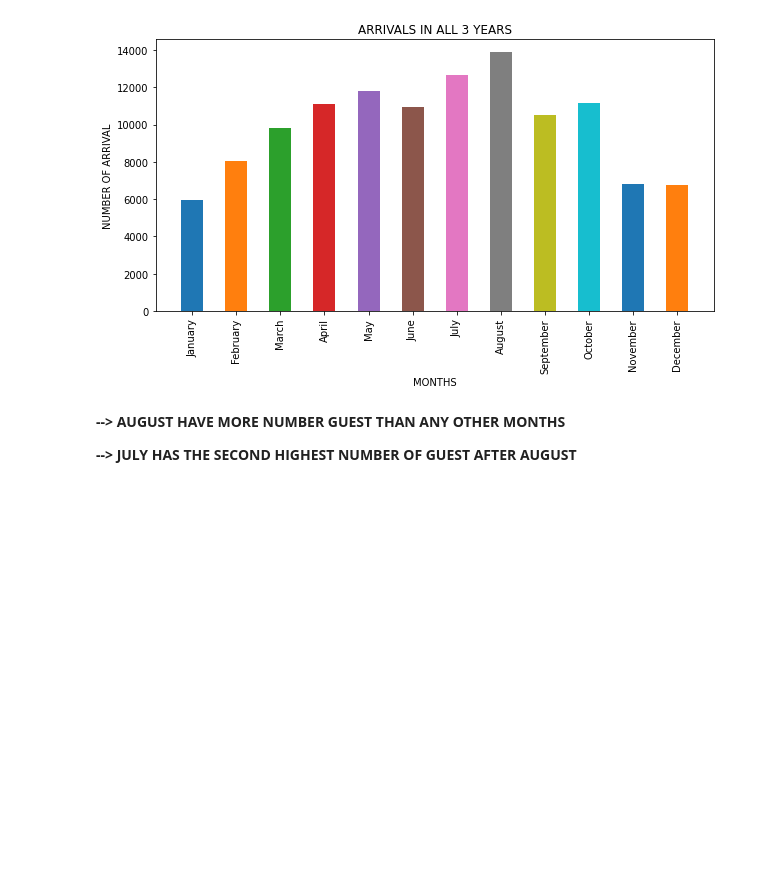
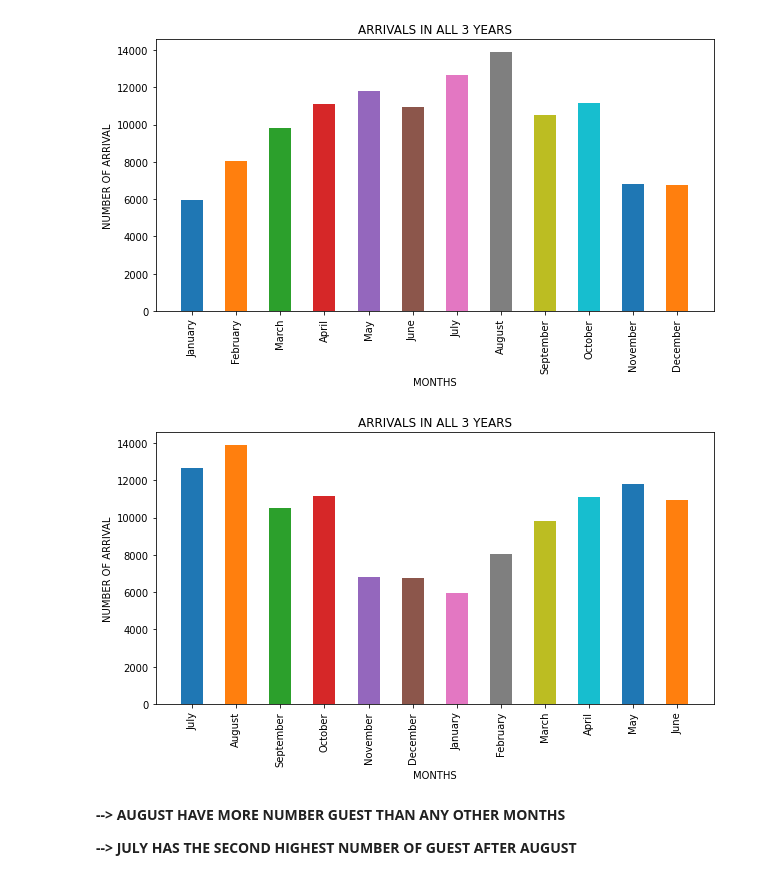
Before and after one commit to Devkhiran/EDA-Hotel-Booking, a Jupyter notebook: Dev_Hotel_Booking_Analysis_Capstone_Project.ipynb, the cells around one changed output. Cells and saved outputs as stored; diff of their text form; code cells hidden in the pictures; blank space fills up the shorter version.

```diff
--- a/Dev_Hotel_Booking_Analysis_Capstone_Project.ipynb
+++ b/Dev_Hotel_Booking_Analysis_Capstone_Project.ipynb
@@ -374,6 +364,24 @@ plt.title("ARRIVALS IN ALL 3 YEARS")
 plt.show()
 # %% [output]
 [figure]
+# %%
+z = list(hbdf["arrival_date_month"].unique())
+y = []
+
+for i in z:
+  y.append(hbdf[hbdf.arrival_date_month == i]["arrival_date_month"].count())
+
+
+plt.figure(figsize=(10,5))
+plt.bar(z, y, color = sns.color_palette(),
+        width = 0.5)
+plt.xlabel("MONTHS")
+plt.xticks(rotation= "vertical")
+plt.ylabel("NUMBER OF ARRIVAL")
+plt.title("ARRIVALS IN ALL 3 YEARS")
+plt.show()
+# %% [output]
+[figure, added]
 # %% [markdown]
 **--> AUGUST HAVE MORE NUMBER GUEST THAN ANY OTHER MONTHS**
 
```
Also changed, not shown: parts of 6 cells of this notebook.
